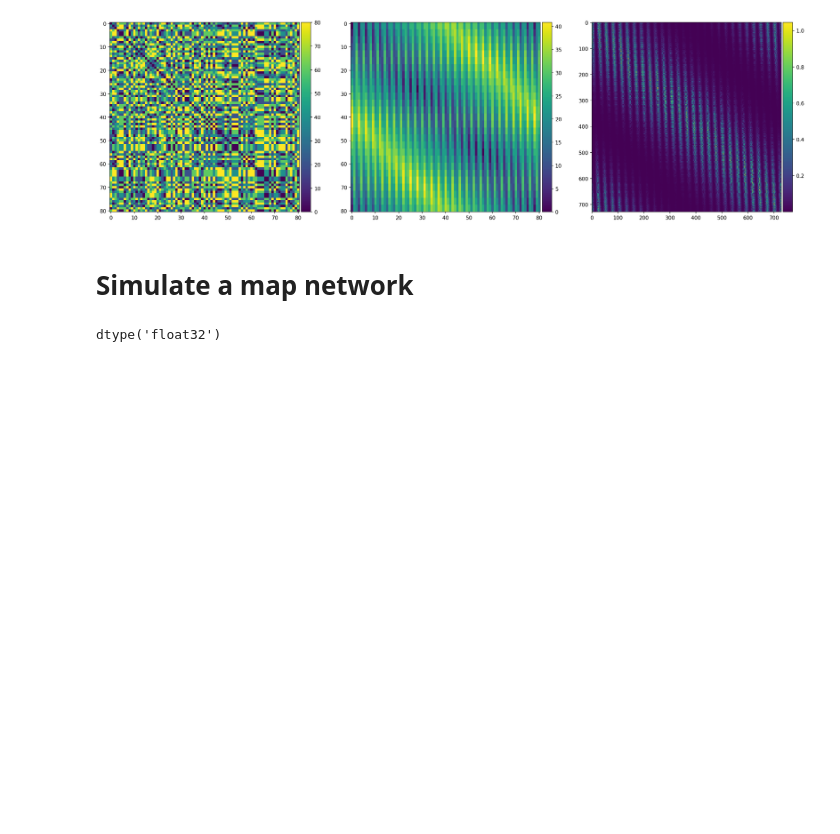
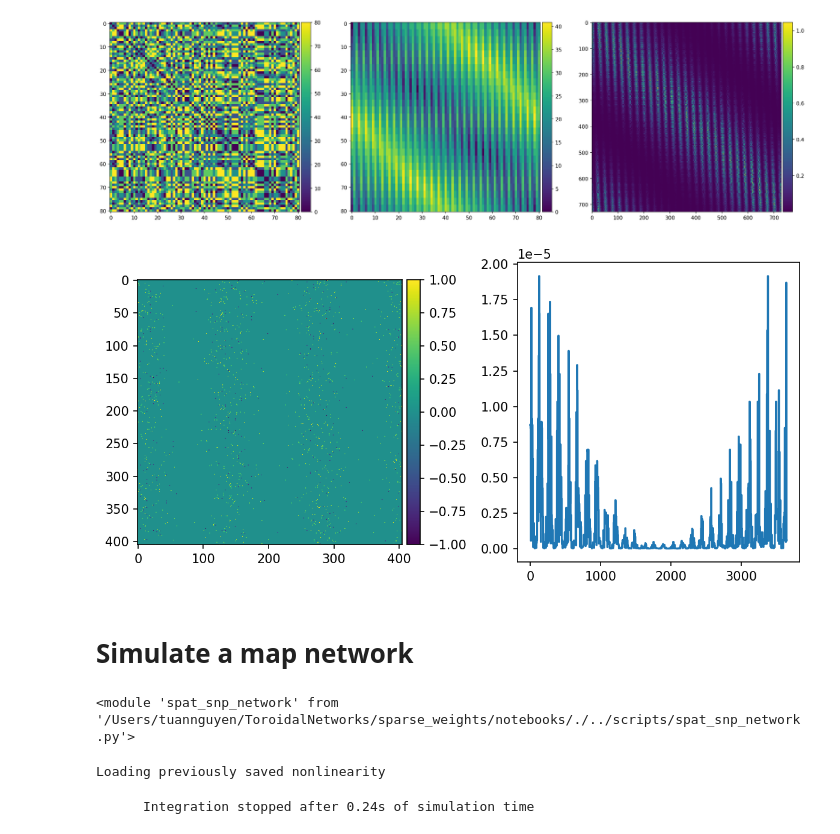
Before and after one commit to AddingAddict/ToroidalNetworks, a Jupyter notebook: sparse_weights/notebooks/test_spat_networks.ipynb, the cells around one changed output. Drawn from its saved outputs; the diff is of its cells as text; code cells hidden in the pictures; blank space fills up the shorter version.

```diff
--- a/sparse_weights/notebooks/test_spat_networks.ipynb
+++ b/sparse_weights/notebooks/test_spat_networks.ipynb
@@ -58,9 +61,33 @@ imshowbar(axs[1],net.get_rf_diff(True)[::net.Nori,::net.Nori])
 imshowbar(axs[2],net.generate_full_kernel(10,30)*500/net.NC[0])
 # %% [output]
 [figure]
+# %%
+reload(r_network)
+
+net = m_network.network(NC=[4,1],Nrf=27,Nori=9)
+net.generate_disorder(np.array([[1,-1],[1,-1]]),10*np.ones((2,2)),30*np.ones((2,2)),
+                      np.ones(2),10*np.ones(2),30*np.ones(2),100)
+
+fig,axs = plt.subplots(1,2,figsize=(8,4),dpi=150)
+imshowbar(axs[0],net.M[:net.NT*net.Nrf**2//9,:net.NT*net.Nrf**2//9],cmap='viridis')
+axs[1].plot(net.H)
+
+fig.tight_layout()
+# %% [output]
+[figure, added]
 # %% [markdown]
 # Simulate a map network
-# %%
-np.zeros(10,np.float32).dtype
-# %% [output]
-dtype('float32')
+# %%
+reload(r_network)
+reload(m_network)
+# %% [output]
+<module 'spat_snp_network' from '/Users/tuannguyen/ToroidalNetworks/sparse_weights/notebooks/./../scripts/spat_snp_network.py'>
+# %%
+ri = ric.Ricciardi()
+ri.set_up_nonlinearity('./../scripts/phi_int')
+
+NtE = 100
+T = np.linspace(0,NtE*ri.tE,round(NtE*ri.tE/(ri.tI/3))+1)
+mask_time = T>(NtE/2*ri.tE)
+# %% [output]
+Loading previously saved nonlinearity
@@ -66,0 +100,4 @@ dtype('float32')
+# %%
+sol,_ = integ.sim_dyn(ri,T,0.0,net.M,net.H,net.H,net.C_all[0],net.C_all[1],mult_tau=True,max_min=30)
+# %% [output]
+      Integration stopped after 0.24s of simulation time
```
Also changed, not shown: parts of 6 cells of this notebook, 10 other files.
